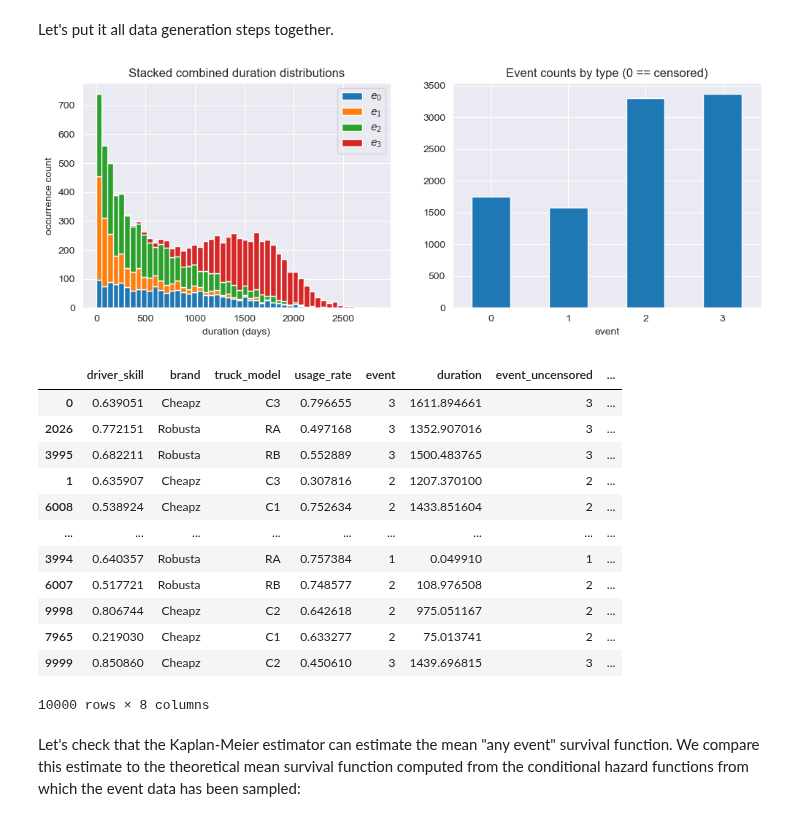
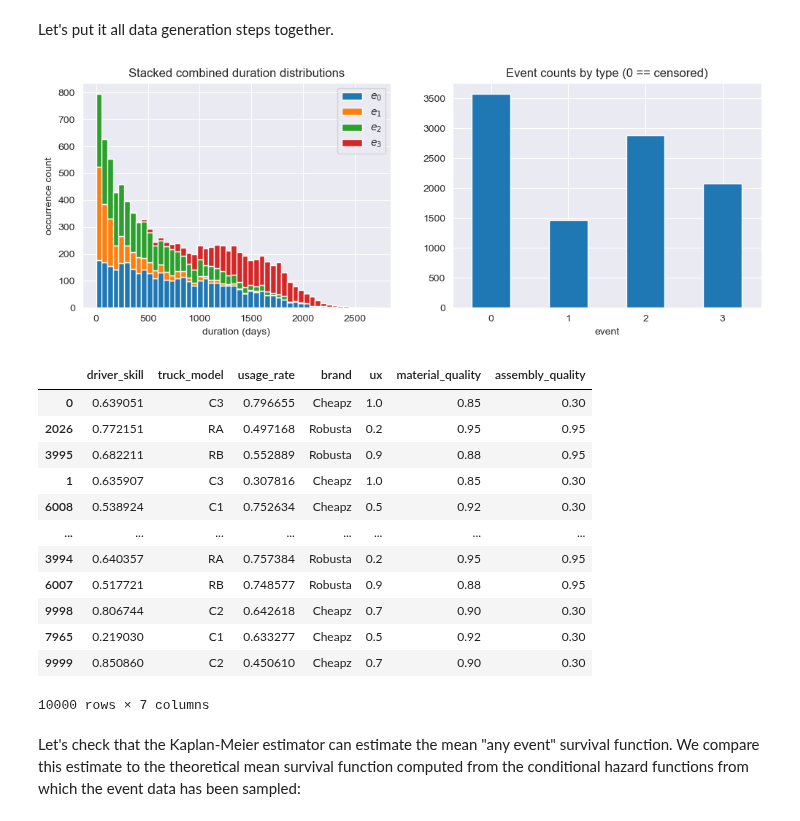
Before and after one commit to soda-inria/survival-analysis-benchmark, a Jupyter notebook: notebooks/truck_dataset.ipynb, the cells around one changed output. Cells and saved outputs as stored; diff of their text form; code cells hidden in the pictures.

Commit message:
Started to align part 1 to new data files

```diff
--- a/notebooks/truck_dataset.ipynb
+++ b/notebooks/truck_dataset.ipynb
@@ -373,7 +373,7 @@ def sample_events_by_type(hazards, random_state=None):
     # ex: trials = [[0, 0, 1, 0, 1]] -> duration = 2
     _, first_occurrence_idxs = np.unique(occurrence_rows, return_index=True)
     duration[any_event_mask] = occurrence_cols[first_occurrence_idxs]
-    jitter = rng.rand(duration.shape[0]) - 0.5
+    jitter = rng.rand(duration.shape[0])
     return pd.DataFrame(dict(event=any_event_mask, duration=duration + jitter))
 # %% [markdown]
 Let's count the number of events of each type that would occur if event types were non-competing:
@@ -478,80 +478,58 @@ plot_stacked_occurrences(censored_events)
 # %% [markdown]
 Let's put it all data generation steps together.
 # %%
-observed_variables = [
-    "driver_skill",
-    "brand",
-    "truck_model",
-    "usage_rate",
-]
-
-
-def generate_competing_risk_truck_data(
-    n_observations,
-    fixed_condition=False,
-    uniform_censoring_weight=0.5,
-    random_seed=0
-):
+def sample_competing_events(data, uniform_censoring_weight=1.0, random_seed=None):
     rng = check_random_state(random_seed)
     t = np.linspace(0, total_days, total_days)
-    if fixed_condition:
-        df = sample_driver_truck_pairs_with_metadata(
-            1, random_seed=random_seed
-        )
-        df = pd.concat([df] * n_observations, axis="rows").reset_index(drop=True)
-    else:
-        df = sample_driver_truck_pairs_with_metadata(
-            n_datapoints, random_seed=random_seed
-        )
     hazard_funcs = [
         assembly_hazards,
         operational_hazards,
         fatigue_hazards,
     ]
     event_ids = np.arange(len(hazard_funcs)) + 1
     all_hazards = np.asarray([
-        hazard_func(df, t) for hazard_func in hazard_funcs
+        hazard_func(data, t) for hazard_func in hazard_funcs
     ])
     occurrences_by_type = [
         sample_events_by_type(all_hazards[i], random_state=rng)
         for i in range(all_hazards.shape[0])
     ]
     occurrences = first_event(occurrences_by_type, event_ids)
     censored_occurrences = uniform_censoring(
         occurrences, censoring_weight=uniform_censoring_weight, random_state=rng
     )
     return (
-        pd.concat(
-            [
-                df[observed_variables],
-                censored_occurrences,
-                occurrences.add_suffix("_uncensored"),
-            ],
-            axis="columns",
-        ),
+        censored_occurrences,
+        occurrences,
         all_hazards  # shape = (n_event_types, n_observations, n_timesteps)
     )
 
-truck_data, all_hazards = generate_competing_risk_truck_data(10_000, random_seed=0)
-plot_stacked_occurrences(truck_data)
+
+truck_failure_10k = sample_driver_truck_pairs_with_metadata(10_000, random_seed=0)
+(
+    truck_failure_10k_events,
+    truck_failure_10k_events_uncensored,
+    truck_failure_10k_all_hazards,
+) = sample_competing_events(truck_failure_10k, random_seed=0)
+plot_stacked_occurrences(truck_failure_10k_events)
 # %% [output]
-[figure, old version]
+[figure, new version]
 # %%
-truck_data
+truck_failure_10k
 # %% [output]
-|  | driver_skill | brand | truck_model | usage_rate | event | duration | event_uncensored | ... |
-| 0 | 0.639051 | Cheapz | C3 | 0.796655 | 3 | 1611.894661 | 3 | ... |
-| 2026 | 0.772151 | Robusta | RA | 0.497168 | 3 | 1352.907016 | 3 | ... |
-| 3995 | 0.682211 | Robusta | RB | 0.552889 | 3 | 1500.483765 | 3 | ... |
-| 1 | 0.635907 | Cheapz | C3 | 0.307816 | 2 | 1207.370100 | 2 | ... |
-| 6008 | 0.538924 | Cheapz | C1 | 0.752634 | 2 | 1433.851604 | 2 | ... |
-| ... | ... | ... | ... | ... | ... | ... | ... | ... |
-| 3994 | 0.640357 | Robusta | RA | 0.757384 | 1 | 0.049910 | 1 | ... |
-| 6007 | 0.517721 | Robusta | RB | 0.748577 | 2 | 108.976508 | 2 | ... |
-| 9998 | 0.806744 | Cheapz | C2 | 0.642618 | 2 | 975.051167 | 2 | ... |
-| 7965 | 0.219030 | Cheapz | C1 | 0.633277 | 2 | 75.013741 | 2 | ... |
-| 9999 | 0.850860 | Cheapz | C2 | 0.450610 | 3 | 1439.696815 | 3 | ... |
+|  | driver_skill | truck_model | usage_rate | brand | ux | material_quality | assembly_quality |
+| 0 | 0.639051 | C3 | 0.796655 | Cheapz | 1.0 | 0.85 | 0.30 |
+| 2026 | 0.772151 | RA | 0.497168 | Robusta | 0.2 | 0.95 | 0.95 |
+| 3995 | 0.682211 | RB | 0.552889 | Robusta | 0.9 | 0.88 | 0.95 |
+| 1 | 0.635907 | C3 | 0.307816 | Cheapz | 1.0 | 0.85 | 0.30 |
+| 6008 | 0.538924 | C1 | 0.752634 | Cheapz | 0.5 | 0.92 | 0.30 |
+| ... | ... | ... | ... | ... | ... | ... | ... |
+| 3994 | 0.640357 | RA | 0.757384 | Robusta | 0.2 | 0.95 | 0.95 |
+| 6007 | 0.517721 | RB | 0.748577 | Robusta | 0.9 | 0.88 | 0.95 |
+| 9998 | 0.806744 | C2 | 0.642618 | Cheapz | 0.7 | 0.90 | 0.30 |
+| 7965 | 0.219030 | C1 | 0.633277 | Cheapz | 0.5 | 0.92 | 0.30 |
+| 9999 | 0.850860 | C2 | 0.450610 | Cheapz | 0.7 | 0.90 | 0.30 |
-10000 rows × 8 columns
+10000 rows × 7 columns
 # %% [markdown]
 Let's check that the Kaplan-Meier estimator can estimate the mean "any event" survival function. We compare this estimate to the theoretical mean survival function computed from the conditional hazard functions from which the event data has been sampled:
 # %%
```
Also changed, not shown: parts of 17 cells of this notebook, 1 other file.
